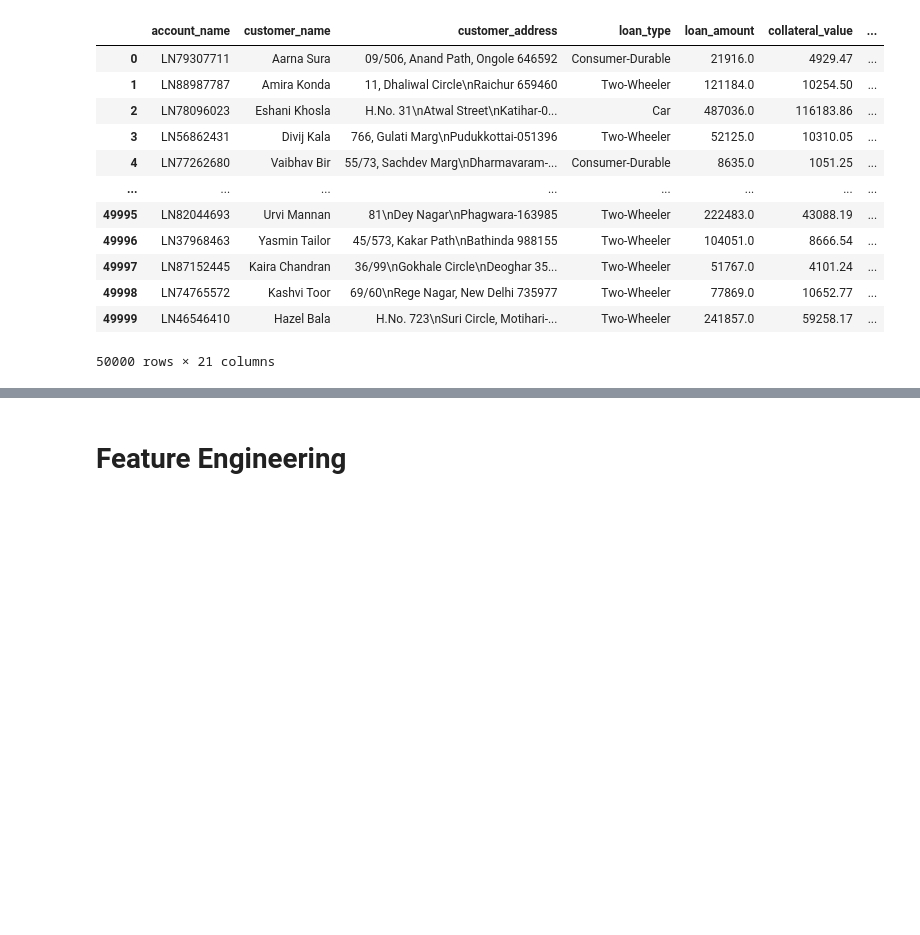
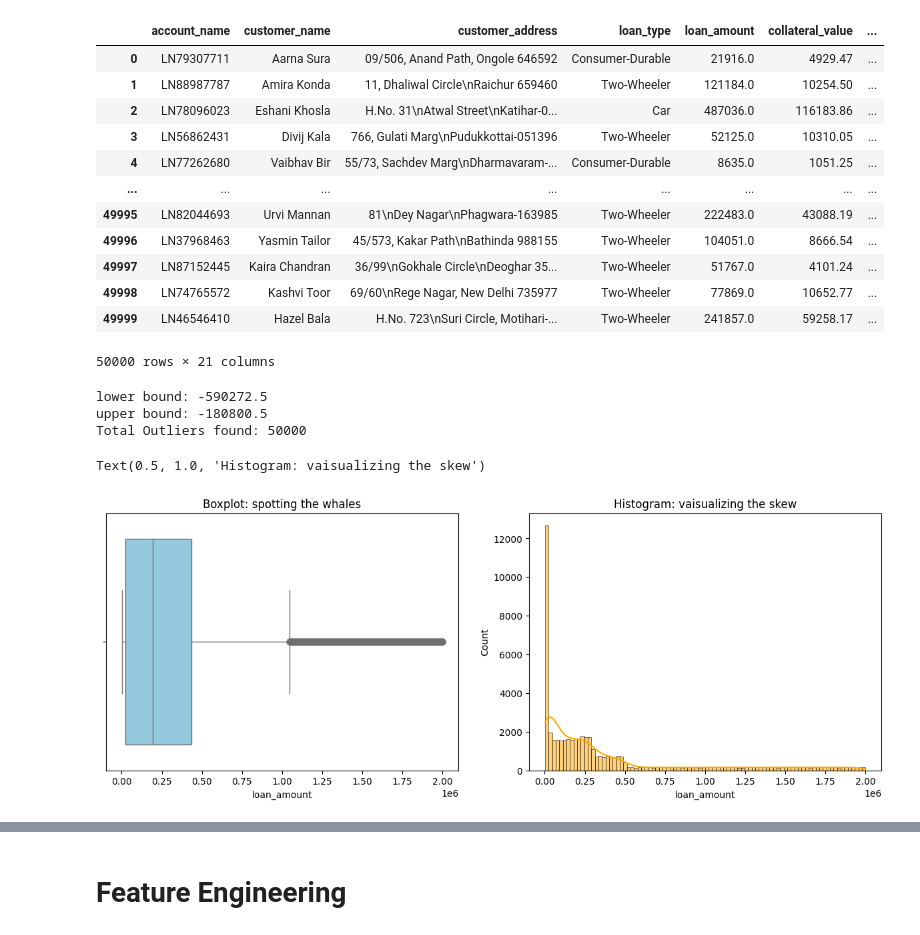
Before and after one commit to Naveengupta2006/Credit-Risk-Assement-LGD-Analysis, a Jupyter notebook: notebook/analysis.ipynb, the cells around one changed output, grey strips where cells are left out. Cells and saved outputs as stored; diff of their text form; code cells hidden in the pictures; blank space fills up the shorter version.

Commit message:
i am check the outliers in loan amount column and create the visualization create.

```diff
--- a/notebook/analysis.ipynb
+++ b/notebook/analysis.ipynb
@@ -133,3 +133,39 @@ df
 | 49998 | LN74765572 | Kashvi Toor | 69/60\nRege Nagar, New Delhi 735977 | Two-Wheeler | 77869.0 | 10652.77 | ... |
 | 49999 | LN46546410 | Hazel Bala | H.No. 723\nSuri Circle, Motihari-... | Two-Wheeler | 241857.0 | 59258.17 | ... |
 50000 rows × 21 columns
+# %%
+# 1. calculate Q1 (25th percentile) and Q3 (75th percentile)
+Q1 = df['loan_amount'].quantile(0.25)
+Q3 = df['loan_amount'].quantile(0.75)
+
+# 2. Calculate the interquartile range(IQR)
+IQR = Q3 - Q1
+
+# 3. define the lower and upper bound
+lower_bound = Q1 - 1.5 * IQR
+upper_bound = Q3 - 1.5 * IQR
+
+# 4. filter and display the outliers
+outliers = df[(df['loan_amount'] < lower_bound) | (df['loan_amount'] > upper_bound)]
+
+print(f"lower bound: {lower_bound}")
+print(f"upper bound: {upper_bound}")
+print(f"Total Outliers found: {len(outliers)}")
+
+
+# comparison plot
+fig, axes = plt.subplots(1, 2, figsize=(15, 5))
+
+# 1.  boxplot to detect outliers points
+sns.boxplot(x= df['loan_amount'], ax=axes[0], color='skyblue')
+axes[0].set_title('Boxplot: spotting the whales')
+
+# 2. histogram shape and skew
+sns.histplot(df['loan_amount'], kde=True, ax=axes[1], color='orange')
+axes[1].set_title('Histogram: vaisualizing the skew')
+# %% [output]
+lower bound: -590272.5
+upper bound: -180800.5
+Total Outliers found: 50000
+Text(0.5, 1.0, 'Histogram: vaisualizing the skew')
+[figure, added]
```
Also changed, not shown: parts of 1 cell of this notebook.
